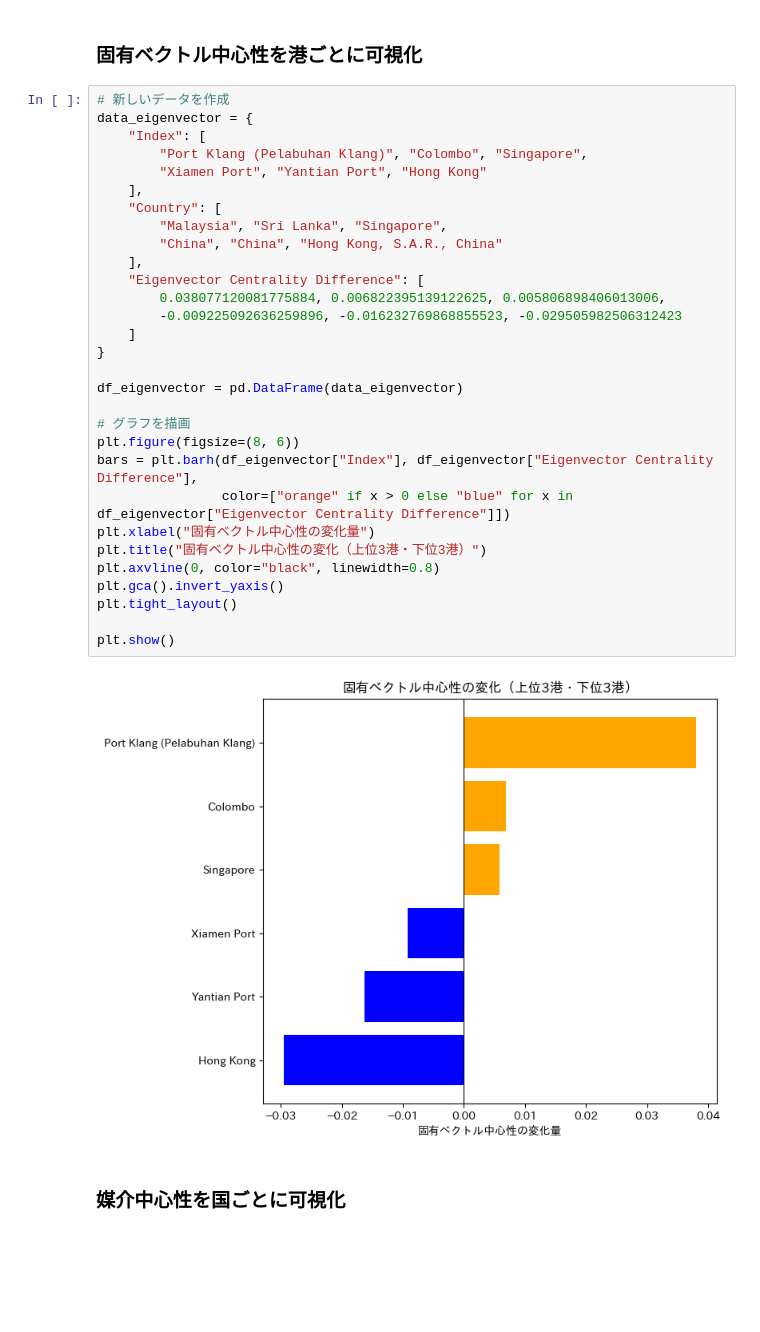
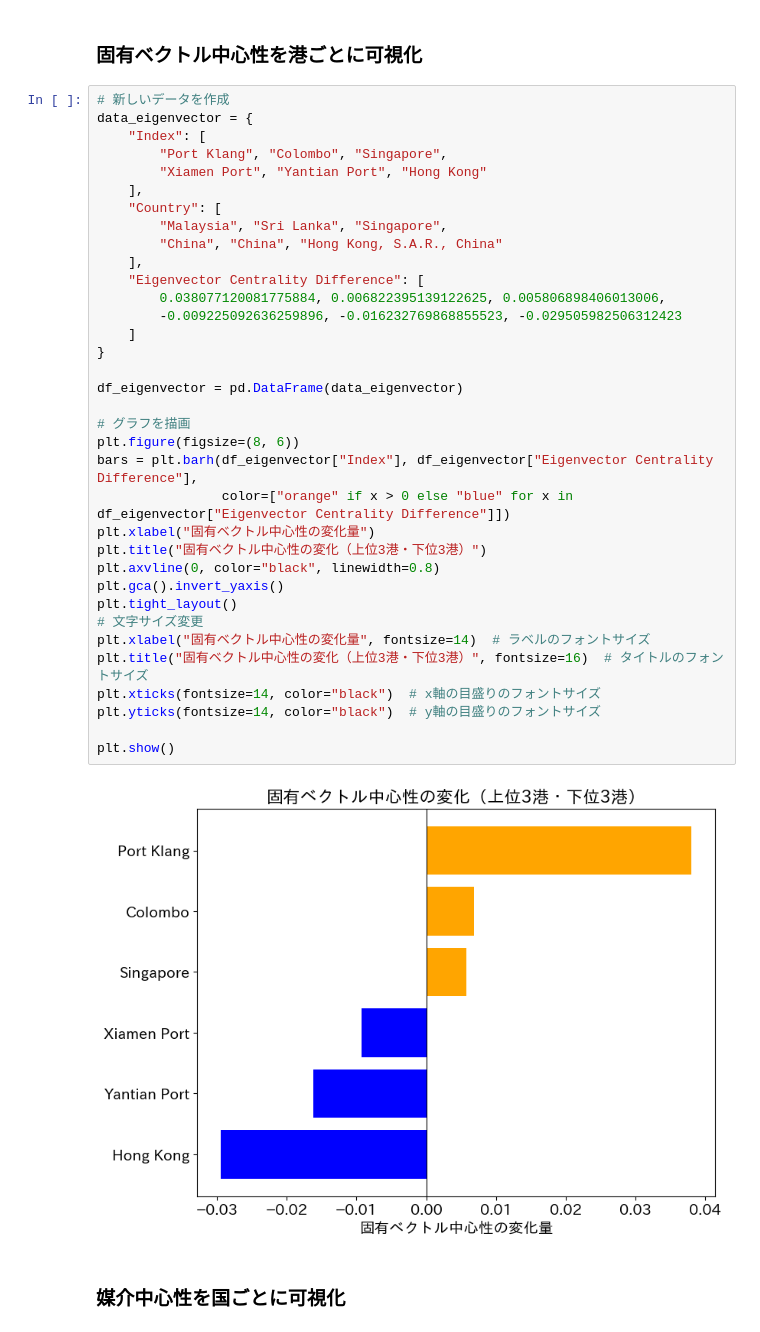
Before and after one commit to asu-bridge93/kisopuro2025, a Jupyter notebook: data/output/result.ipynb, the cells around one changed output. Cells and saved outputs as stored; diff of their text form; blank space fills up the shorter version.

```diff
--- a/data/output/result.ipynb
+++ b/data/output/result.ipynb
@@ -44,35 +49,40 @@ plt.show()
 # %%
 # 新しいデータを作成
 data_eigenvector = {
     "Index": [
-        "Port Klang (Pelabuhan Klang)", "Colombo", "Singapore",
+        "Port Klang", "Colombo", "Singapore",
         "Xiamen Port", "Yantian Port", "Hong Kong"
     ],
     "Country": [
         "Malaysia", "Sri Lanka", "Singapore",
         "China", "China", "Hong Kong, S.A.R., China"
     ],
     "Eigenvector Centrality Difference": [
         0.038077120081775884, 0.006822395139122625, 0.005806898406013006,
         -0.009225092636259896, -0.016232769868855523, -0.029505982506312423
     ]
 }
 
 df_eigenvector = pd.DataFrame(data_eigenvector)
 
 # グラフを描画
 plt.figure(figsize=(8, 6))
 bars = plt.barh(df_eigenvector["Index"], df_eigenvector["Eigenvector Centrality Difference"],
                 color=["orange" if x > 0 else "blue" for x in df_eigenvector["Eigenvector Centrality Difference"]])
 plt.xlabel("固有ベクトル中心性の変化量")
 plt.title("固有ベクトル中心性の変化（上位3港・下位3港）")
 plt.axvline(0, color="black", linewidth=0.8)
 plt.gca().invert_yaxis()
 plt.tight_layout()
+# 文字サイズ変更
+plt.xlabel("固有ベクトル中心性の変化量", fontsize=14)  # ラベルのフォントサイズ
+plt.title("固有ベクトル中心性の変化（上位3港・下位3港）", fontsize=16)  # タイトルのフォントサイズ
+plt.xticks(fontsize=14, color="black")  # x軸の目盛りのフォントサイズ
+plt.yticks(fontsize=14, color="black")  # y軸の目盛りのフォントサイズ
 
 plt.show()
 # %% [output]
-[figure, old version]
+[figure, new version]
 # %% [markdown]
 ### 媒介中心性を国ごとに可視化
 # %%
```
Also changed, not shown: parts of 3 cells of this notebook.
